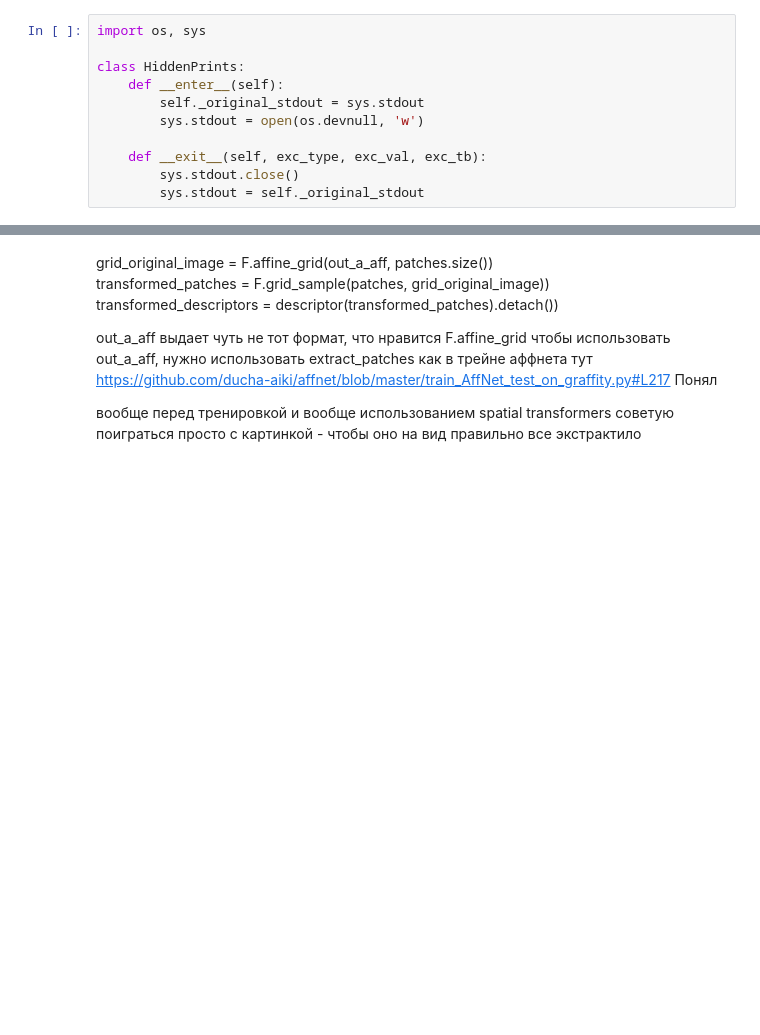
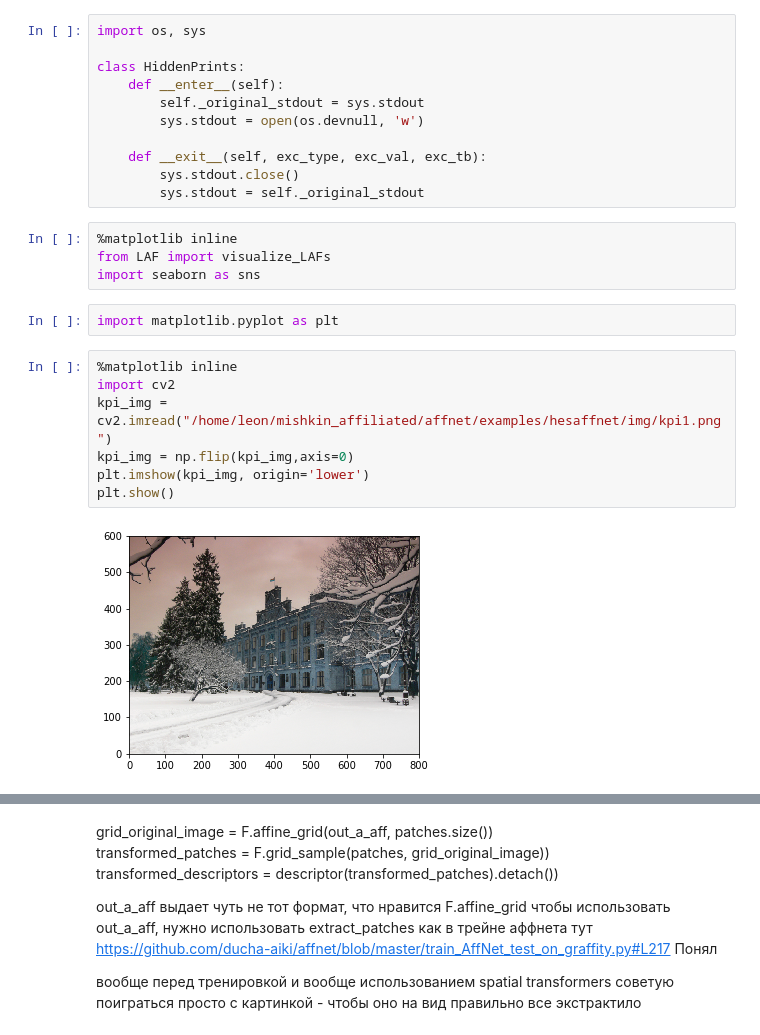
Before and after one commit to honcharov-danylo/deep_patches, a Jupyter notebook: affnet_experiments.ipynb, the cells around one changed output, grey strips where cells are left out. Drawn from its saved outputs; the diff is of its cells as text; blank space fills up the shorter version.

```diff
--- a/affnet_experiments.ipynb
+++ b/affnet_experiments.ipynb
@@ -451,3 +451,18 @@ class HiddenPrints:
     def __exit__(self, exc_type, exc_val, exc_tb):
         sys.stdout.close()
         sys.stdout = self._original_stdout
+# %%
+%matplotlib inline
+from LAF import visualize_LAFs
+import seaborn as sns
+# %%
+import matplotlib.pyplot as plt
+# %%
+%matplotlib inline
+import cv2
+kpi_img = cv2.imread("/home/leon/mishkin_affiliated/affnet/examples/hesaffnet/img/kpi1.png")
+kpi_img = np.flip(kpi_img,axis=0)
+plt.imshow(kpi_img, origin='lower')
+plt.show()
+# %% [output]
+[figure, added]
```
Also changed, not shown: parts of 11 cells of this notebook.
